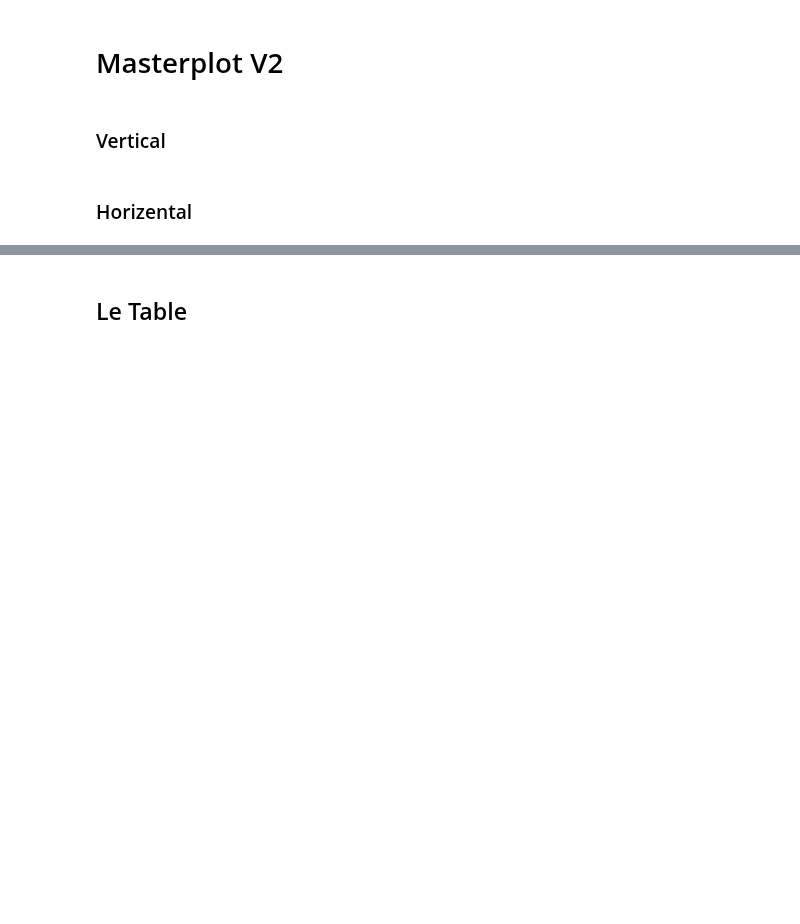
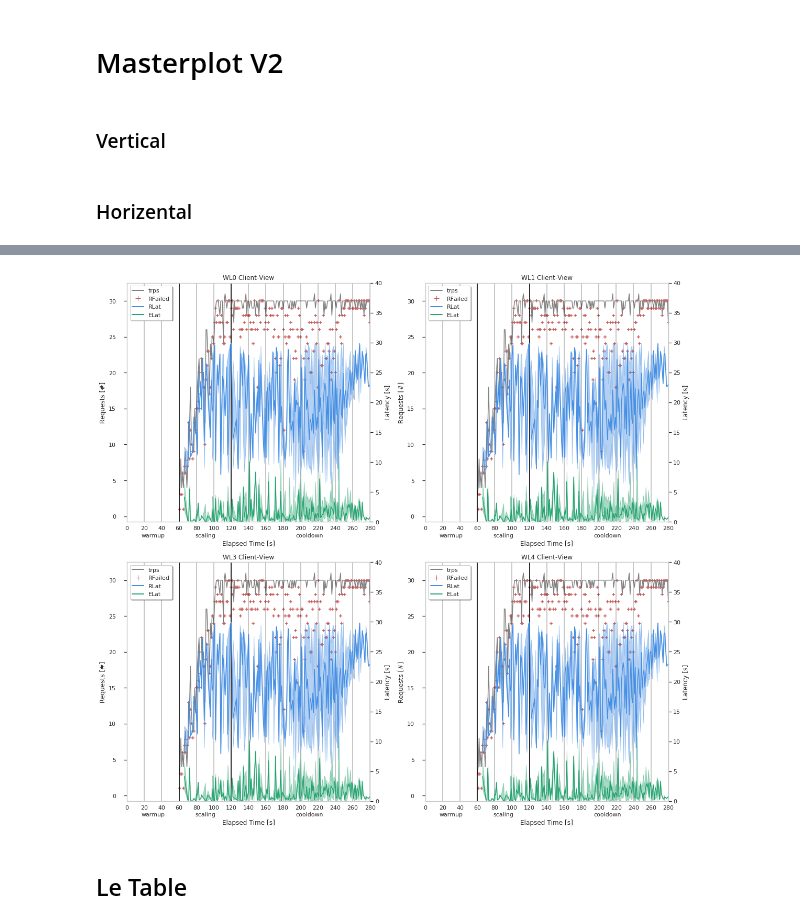
Before and after one commit to tawalaya/FaaSElasticityEngineering, a Jupyter notebook: SW-Analysis.ipynb, the cells around one changed output, grey strips where cells are left out. Saved outputs shown, nothing was run; the diff lists cells and outputs as text; code cells hidden in the pictures; blank space fills up the shorter version.

```diff
--- a/SW-Analysis.ipynb
+++ b/SW-Analysis.ipynb
@@ -643,6 +643,7 @@ plotClientSideOverview(ax,all,provider,workload,ylim=ylims[provider][workload],x
  <matplotlib.axes._subplots.AxesSubplot at 0x...>)
 [figure]
 # %%
+skip  = True
 #experiment 1 graphs
 ylims = {
         "aws":{"0,0,0.5":[0,3],"0,0,1":[0,3],"0,0,2":[0,3],"60,60,0.5":[0,3],"60,60,1":[0,3]},
@@ -661,7 +662,7 @@ def client_view_legend(ax):
     legendNames = ["trps","RFailed","RLat","ELat",]
     ax2.legend(legendShapes, legendNames,loc="upper left",fancybox=True, shadow=True)
 
-skip  = False
+
 provider="azure"
 if not skip:
     for workload in configs:
@@ -1070,3 +1065,41 @@ plt.close(fig)
+# %%
+provider = "azure"
+workloads = ["0,0,0.5","0,0,1","60,60,0.5","60,60,1"]
+
+fig = plt.figure(figsize=(16,15))
+gs = fig.add_gridspec(ncols=2, nrows=2)
+ax = fig.add_subplot(gs[0, 0])
+
+ax,ax2 = plotClientSideOverview(ax,all_280,provider,workloads[0],title=None,
+                           legend=None,xlim=[0,280],ylim=ylims[provider][workloads[0]])
+client_view_legend(ax2)
+ax.set_title("WL0 Client-View")
+ax = fig.add_subplot(gs[0, 1])
+
+ax,ax2 = plotClientSideOverview(ax,all_280,provider,workloads[0],title=None,
+                           legend=None,xlim=[0,280],ylim=ylims[provider][workloads[0]])
+client_view_legend(ax2)
+ax.set_title("WL1 Client-View")
+ax = fig.add_subplot(gs[-1, 0])
+
+ax,ax2 = plotClientSideOverview(ax,all_280,provider,workloads[0],title=None,
+                           legend=None,xlim=[0,280],ylim=ylims[provider][workloads[0]])
+client_view_legend(ax2)
+ax.set_title("WL3 Client-View")
+ax = fig.add_subplot(gs[-1, -1])
+
+ax,ax2 = plotClientSideOverview(ax,all_280,provider,workloads[0],title=None,
+                           legend=None,xlim=[0,280],ylim=ylims[provider][workloads[0]])
+client_view_legend(ax2)
+ax.set_title("WL4 Client-View")
+
+plt.tight_layout()
+fig.savefig("reports/{}_overview.pdf"
+        .format(style[provider]["name"])
+                , bbox_inches="tight"
+)
+# %% [output]
+[figure, added]
 # %% [markdown]
 ## Le Table
 # %%
```
Also changed, not shown: parts of 14 cells of this notebook, 3 other files.
